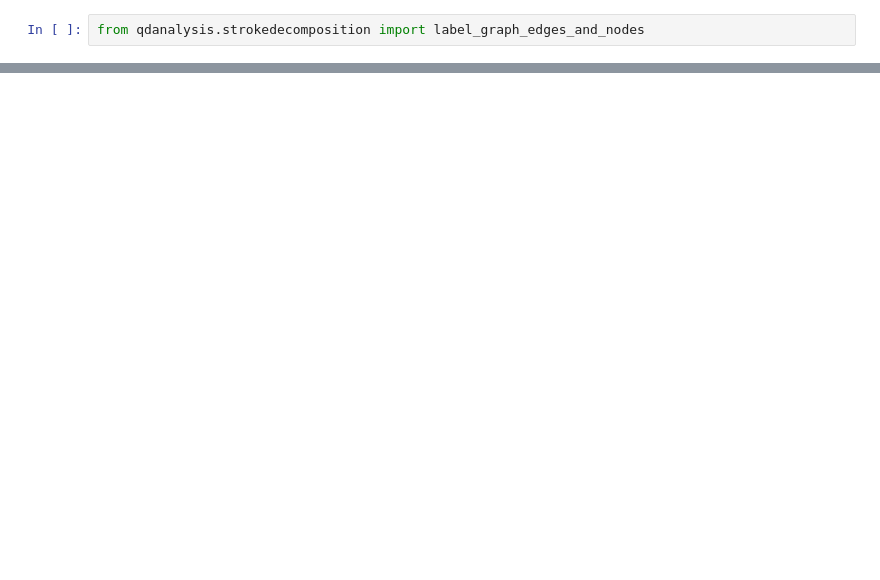
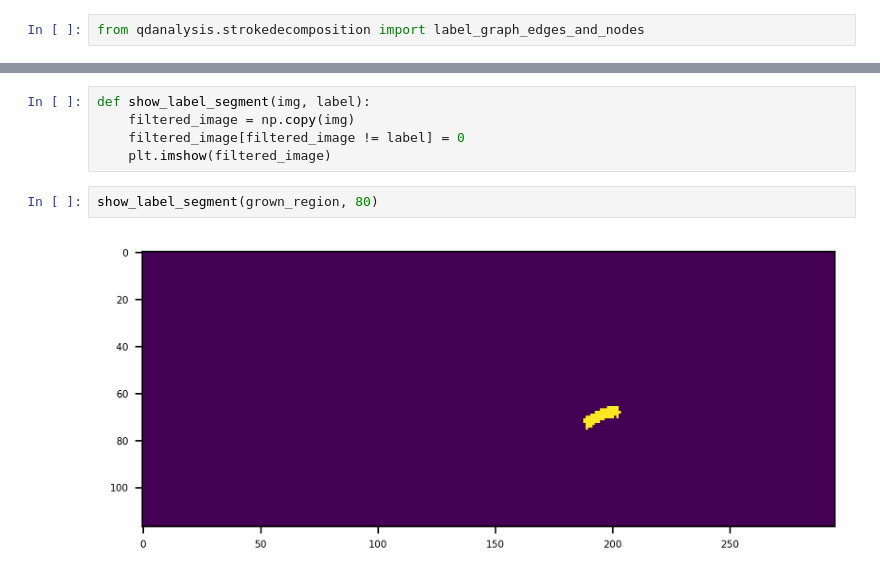
Before and after one commit to justjude97/MultiScript-Handwriting-Identification-with-Stroke-Decomposition, a Jupyter notebook: Code and Experiments/experimentation/stroke decomposition.ipynb, the cells around one changed output, grey strips where cells are left out. Drawn from its saved outputs; the diff is of its cells as text; blank space fills up the shorter version.

```diff
--- a/Code and Experiments/experimentation/stroke decomposition.ipynb
+++ b/Code and Experiments/experimentation/stroke decomposition.ipynb
@@ -208,0 +251,9 @@ from qdanalysis.strokedecomposition import label_graph_edges_and_nodes
+# %%
+def show_label_segment(img, label):
+    filtered_image = np.copy(img)
+    filtered_image[filtered_image != label] = 0
+    plt.imshow(filtered_image)
+# %%
+show_label_segment(grown_region, 80)
+# %% [output]
+[figure, added]
```
Also changed, not shown: parts of 8 cells of this notebook, 1 other file.
